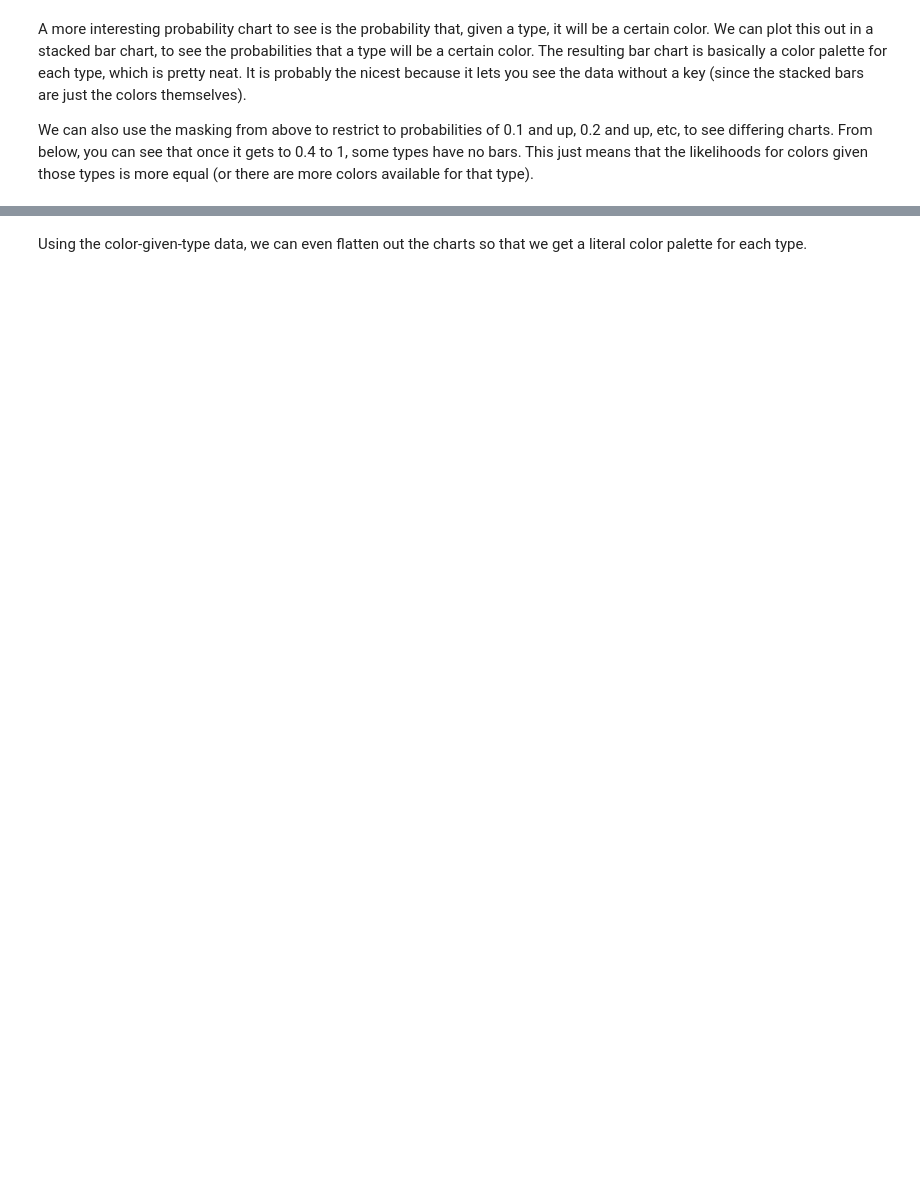
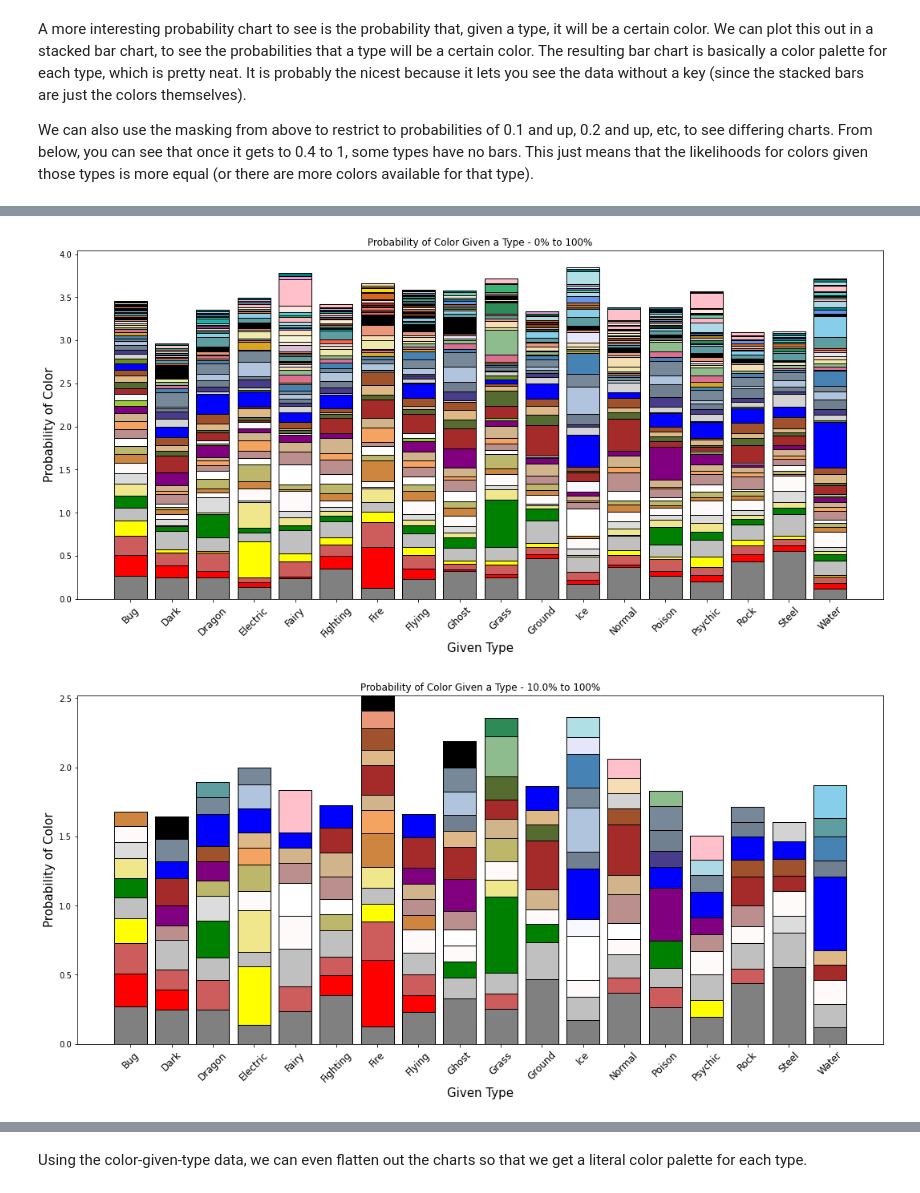
Before and after one commit to Drexel-MS-Y2-DSCI-Group-Projects/dsci521-pokemon-analysis, a Jupyter notebook: color_typing_analysis/co_occurrence_prob_charts.ipynb, the cells around one changed output, grey strips where cells are left out. Cells and saved outputs as stored; diff of their text form; code cells hidden in the pictures; blank space fills up the shorter version.

```diff
--- a/color_typing_analysis/co_occurrence_prob_charts.ipynb
+++ b/color_typing_analysis/co_occurrence_prob_charts.ipynb
@@ -133,0 +142,30 @@ fig_cgt_5 = plot_data(df_cgt, title, x, y, 0.40, 1, use_color=True)
+# %%
+# Customizable variables for the Probability of Color given Type chart creation
+
+# The range of probability values to mask between
+range_between = (0, 1)
+
+# Number of steps to do from lower limit of range up. This will determine the number of charts you get out.
+steps = 4
+
+# How much to increment lower limit for each step
+increment = 0.10
+# %%
+title = 'Probability of Color Given a Type'
+x_title = 'Given Type'
+y_title = 'Probability of Color'
+
+lower_limit = range_between[0]
+upper_limit = range_between[1]
+for i in range(steps):
+    if (lower_limit > 1):
+        break
+    fig = plot_data(df_cgt, title, x_title, y_title, lower_limit,
+                    upper_limit, use_color=True)
+    lower_limit += increment
+
+# Custom chart if you want to play around with the data more. Just uncomment to have it run.
+# fig_cgt = plot_data(df_cgt, title, x_title, y_title, lower_limit=0.10, upper_limit=1, size=(18, 12), use_color=True)
+# %% [output]
+[figure, added]
+[figure, added]
```
Also changed, not shown: parts of 8 cells of this notebook.
